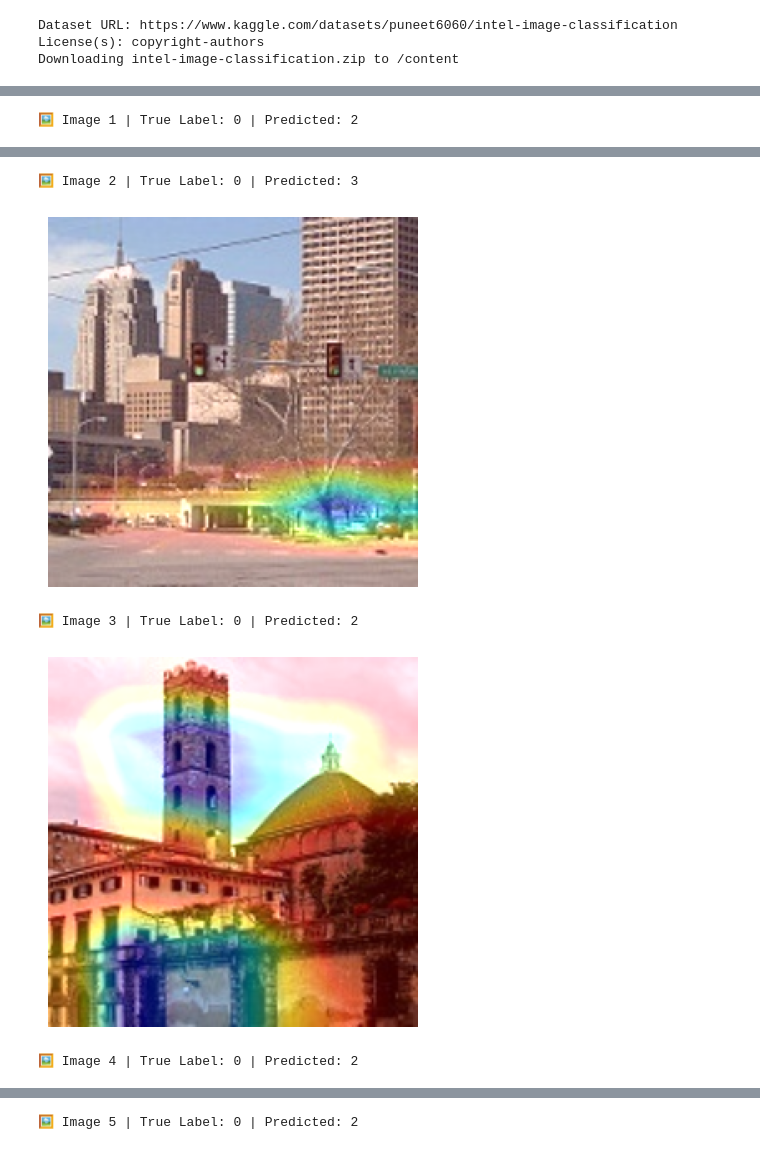
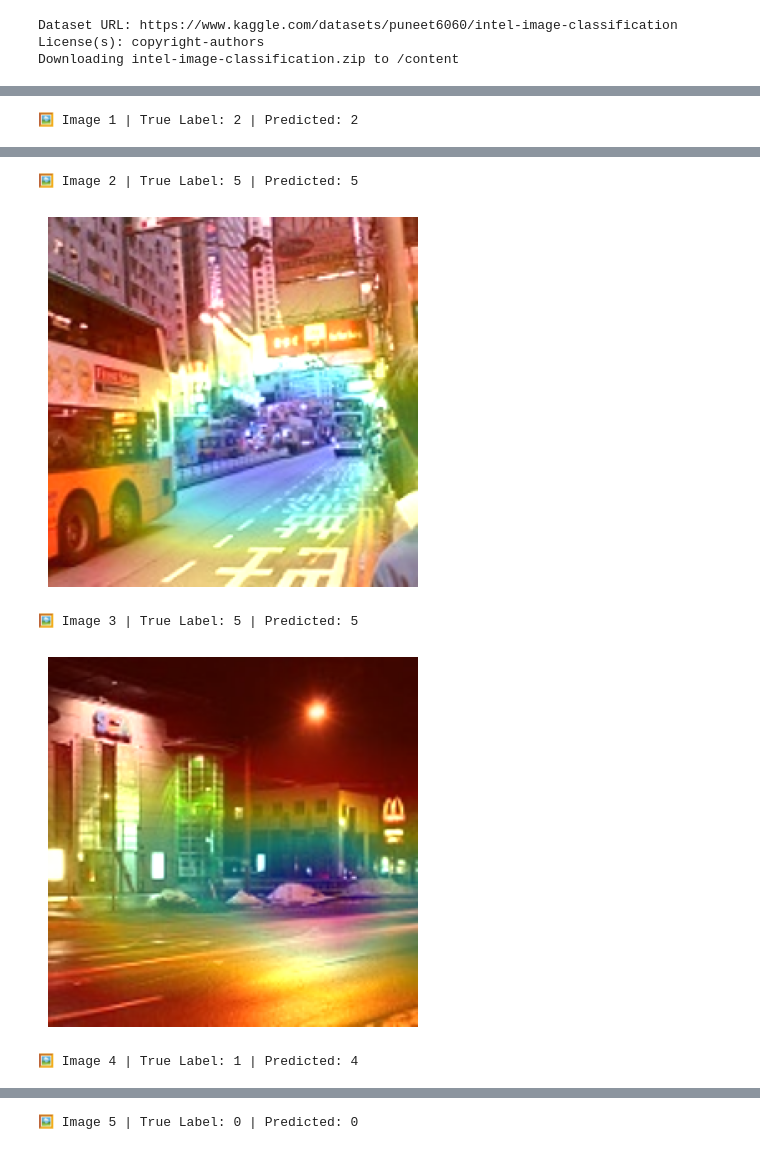
Before and after one commit to Disha-Sikka/FineTune_and_GradCam, a Jupyter notebook: FineTune_&_GradCam.ipynb, the cells around one changed output, grey strips where cells are left out. Saved outputs shown, nothing was run; the diff lists cells and outputs as text; code cells hidden in the pictures.

Commit message:
HeatMaps on random 5 images

```diff
--- a/FineTune_&_GradCam.ipynb
+++ b/FineTune_&_GradCam.ipynb
@@ -138,14 +161,16 @@ def show_gradcam_on_image(img_tensor, heatmap, alpha=0.4):
     plt.axis('off')
     plt.show()
 # %%
+import random
+
 gradcam = GradCAM(model, target_layer=model.layer4[1].conv2)
 
-for i in range(5):
-    img_tensor, label = test_dataset[i]
-    input_tensor = img_tensor.unsqueeze(0).to(device)
-
-    heatmap = gradcam.generate_heatmap(input_tensor)
-    print(f"🖼️ Image {i+1} | True Label: {label} | Predicted: {torch.argmax(model(input_tensor)).item()}", end= ' ')
-    show_gradcam_on_image(img_tensor, heatmap)
+random_idx= random.sample(range(len(test_dataset)),5)
+for i, idx in enumerate(random_idx):
+  img_tensor, label= test_dataset[idx]
+  input_tensor= img_tensor.unsqueeze(0).to(device)
+  heatmap = gradcam.generate_heatmap(input_tensor)
+  print(f"🖼️ Image {i+1} | True Label: {label} | Predicted: {torch.argmax(model(input_tensor)).item()}")
+  show_gradcam_on_image(img_tensor, heatmap)
 # %% [output]
-🖼️ Image 1 | True Label: 0 | Predicted: 2
+🖼️ Image 1 | True Label: 2 | Predicted: 2
@@ -153,5 +178,5 @@ for i in range(5):
-🖼️ Image 2 | True Label: 0 | Predicted: 3
+🖼️ Image 2 | True Label: 5 | Predicted: 5
-[figure, old version]
+[figure, new version]
-🖼️ Image 3 | True Label: 0 | Predicted: 2
+🖼️ Image 3 | True Label: 5 | Predicted: 5
-[figure, old version]
+[figure, new version]
-🖼️ Image 4 | True Label: 0 | Predicted: 2
+🖼️ Image 4 | True Label: 1 | Predicted: 4
@@ -159 +184 @@ for i in range(5):
-🖼️ Image 5 | True Label: 0 | Predicted: 2
+🖼️ Image 5 | True Label: 0 | Predicted: 0
```
Also changed, not shown: parts of 4 cells of this notebook.
